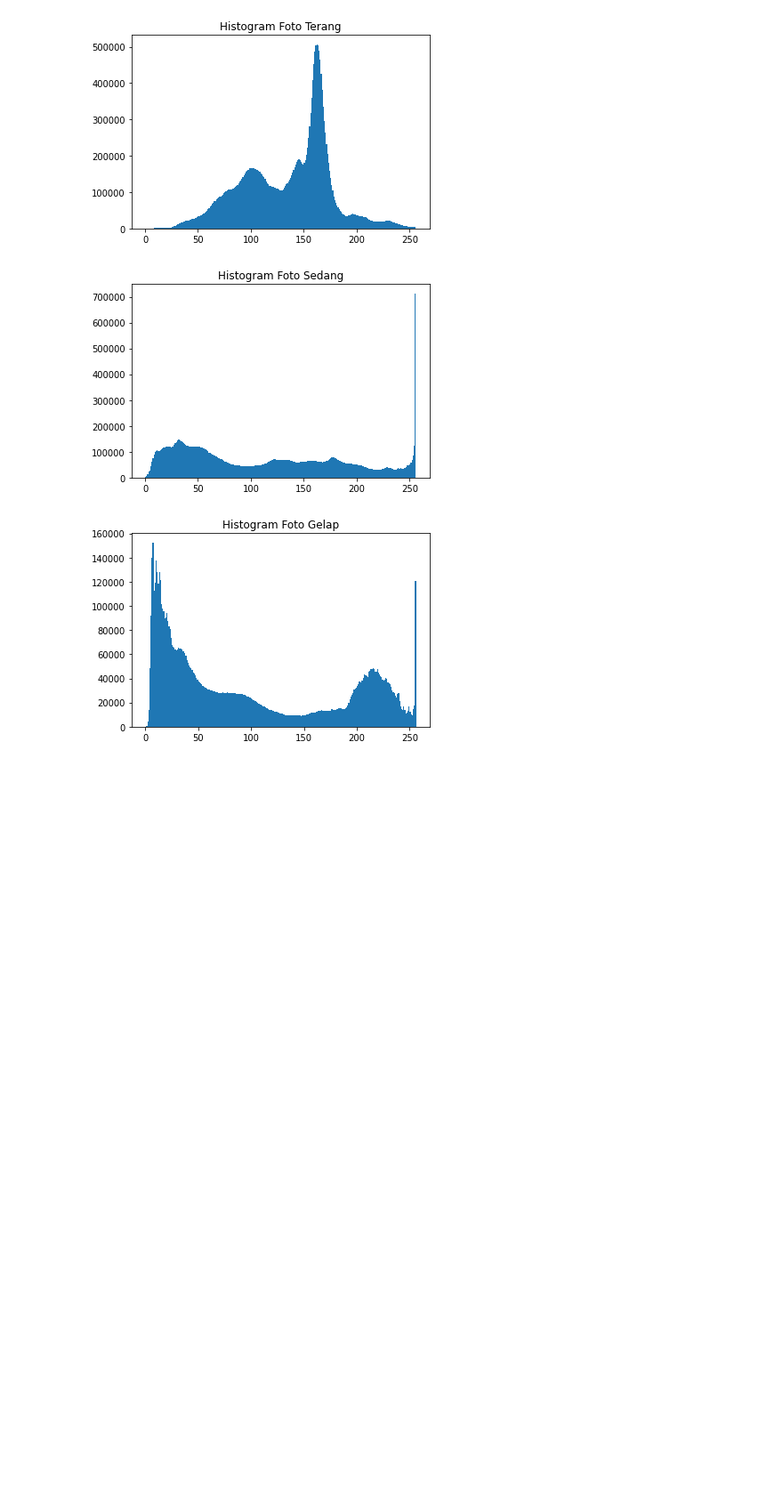
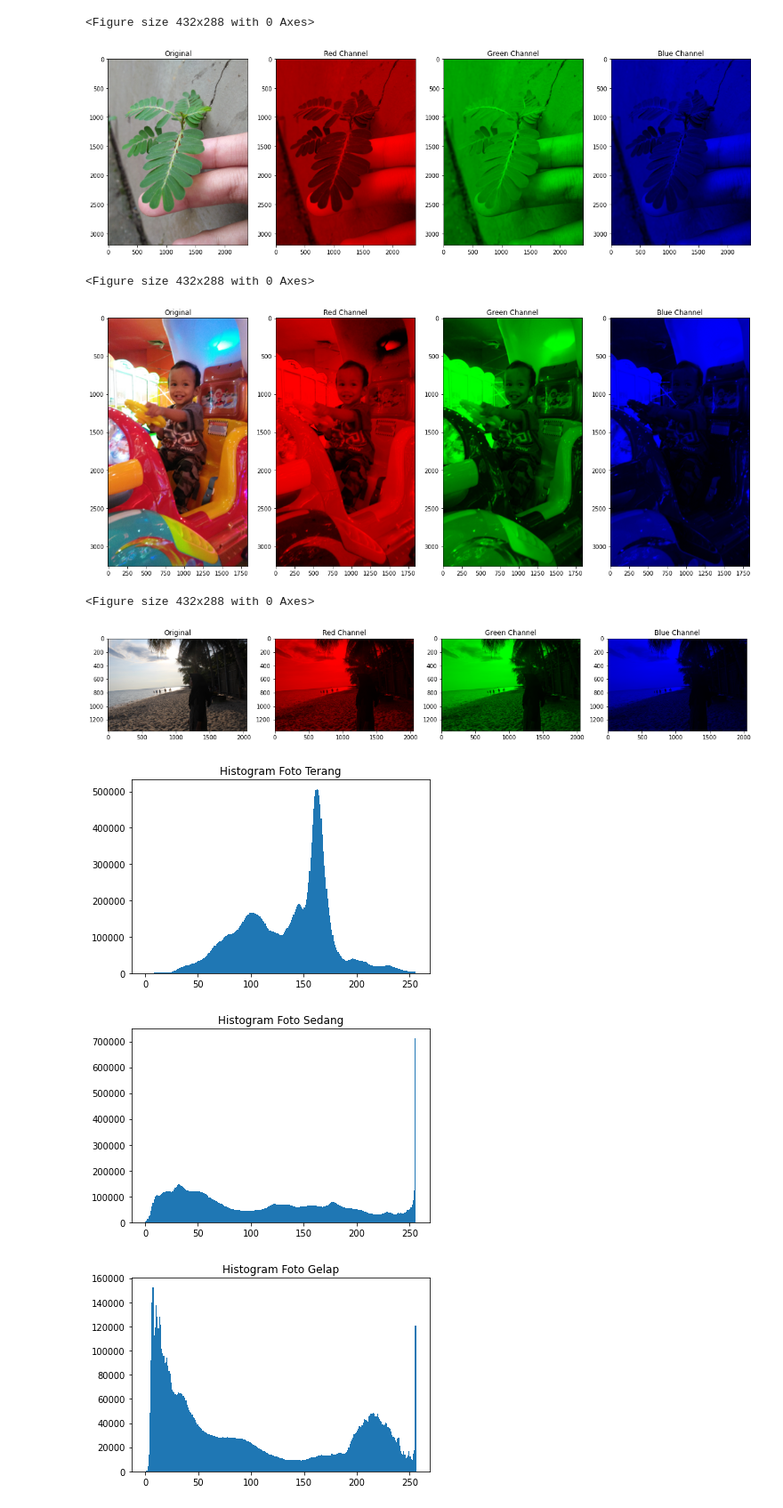
Before and after one commit to slstyrn21/Pengolahan-Citra-Project, a Jupyter notebook: Program_Histogram.ipynb, the cells around one changed output. Shown at 89% size. Drawn from its saved outputs; the diff is of its cells as text; code cells hidden in the pictures; blank space fills up the shorter version.

```diff
--- a/Program_Histogram.ipynb
+++ b/Program_Histogram.ipynb
@@ -15,3 +51,22 @@ img_gelap = io.imread("/gelap.jpg")
+# %%
+# menampilkan photo per-channel
+
+def rgb_photo():
+  figure(0)
+  rgb_channel(img_terang, "/red_terang.jpg", "/green_terang.jpg", "/blue_terang.jpg")
+  figure(1)
+  rgb_channel(img_sedang, "/red_sedang.jpg", "/green_sedang.jpg", "/blue_sedang.jpg")
+  figure(2)
+  rgb_channel(img_gelap, "/red_gelap.jpg", "/green_gelap.jpg", "/blue_gelap.jpg")
+
+rgb_photo()
+# %% [output]
+<Figure size 432x288 with 0 Axes>
+[figure, added]
+<Figure size 432x288 with 0 Axes>
+[figure, added]
+<Figure size 432x288 with 0 Axes>
+[figure, added]
 # %%
 # fungsi histogram all channel 256 bins menampilkan 3 foto berbeda (terang, sedang, gelap)
 
```
Also changed, not shown: parts of 10 cells of this notebook.
